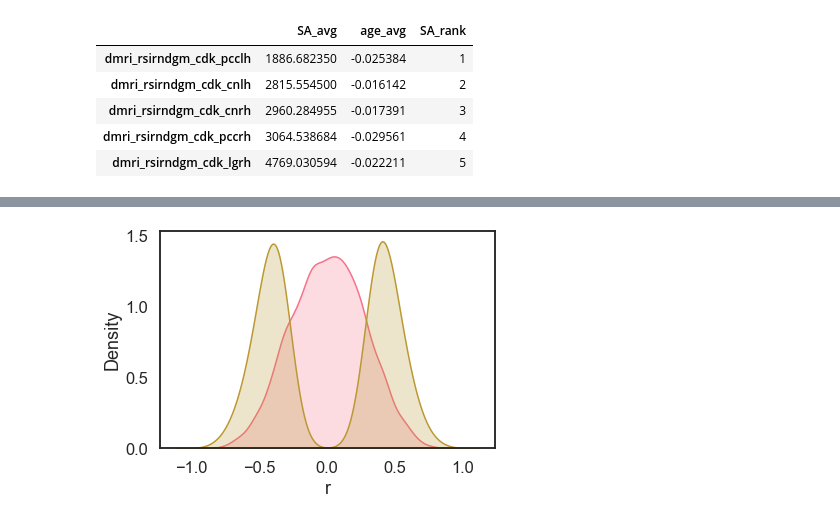
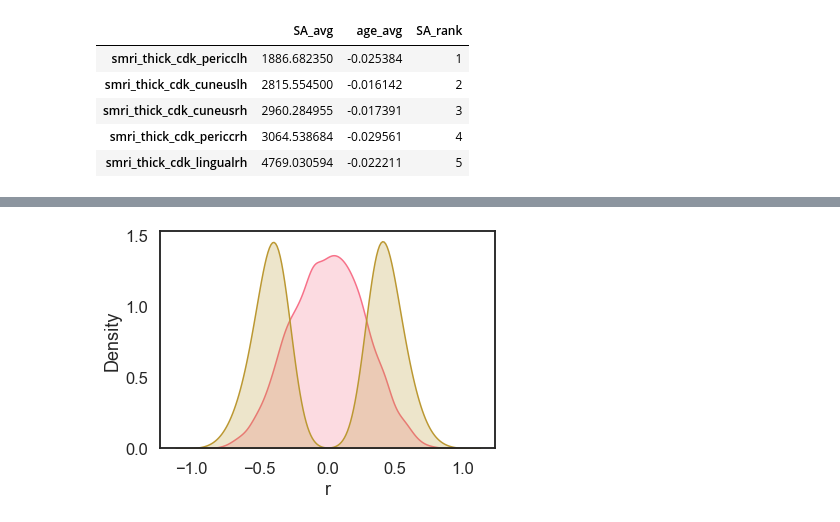
Before and after one commit to 62442katieb/deltaABCD_variability, a Jupyter notebook: notebooks/3.2Correlations.ipynb, the cells around one changed output, grey strips where cells are left out. Cells and saved outputs as stored; diff of their text form; code cells hidden in the pictures.

```diff
--- a/notebooks/3.2Correlations.ipynb
+++ b/notebooks/3.2Correlations.ipynb
@@ -10,7 +10,7 @@ from os.path import join
 from scipy.stats import spearmanr
 # %%
 
-PROJ_DIR = "/Volumes/projects_herting/LABDOCS/Personnel/Katie/deltaABCD_SAaxis//"
+PROJ_DIR = "/Volumes/projects_herting/LABDOCS/Personnel/Katie/deltaABCD_SAaxis/"
 DATA_DIR = "data/"
 FIGS_DIR = "figures/"
 OUTP_DIR = "output/"
@@ -34,13 +34,13 @@ rnd_df = pd.read_csv(
 # %%
 # no need to do this for each of the SA/age dfs
 # just showing you the structure of the data
-rnd_df.head()
+thk_df.head()
 # %% [output]
 |  | SA_avg | age_avg | SA_rank |
-| dmri_rsirndgm_cdk_pcclh | 1886.682350 | -0.025384 | 1 |
-| dmri_rsirndgm_cdk_cnlh | 2815.554500 | -0.016142 | 2 |
-| dmri_rsirndgm_cdk_cnrh | 2960.284955 | -0.017391 | 3 |
-| dmri_rsirndgm_cdk_pccrh | 3064.538684 | -0.029561 | 4 |
-| dmri_rsirndgm_cdk_lgrh | 4769.030594 | -0.022211 | 5 |
+| smri_thick_cdk_pericclh | 1886.682350 | -0.025384 | 1 |
+| smri_thick_cdk_cuneuslh | 2815.554500 | -0.016142 | 2 |
+| smri_thick_cdk_cuneusrh | 2960.284955 | -0.017391 | 3 |
+| smri_thick_cdk_periccrh | 3064.538684 | -0.029561 | 4 |
+| smri_thick_cdk_lingualrh | 4769.030594 | -0.022211 | 5 |
 # %%
 # read in each .Rda file and run correlations
```
Also changed, not shown: parts of 14 cells of this notebook, 18 other files.
